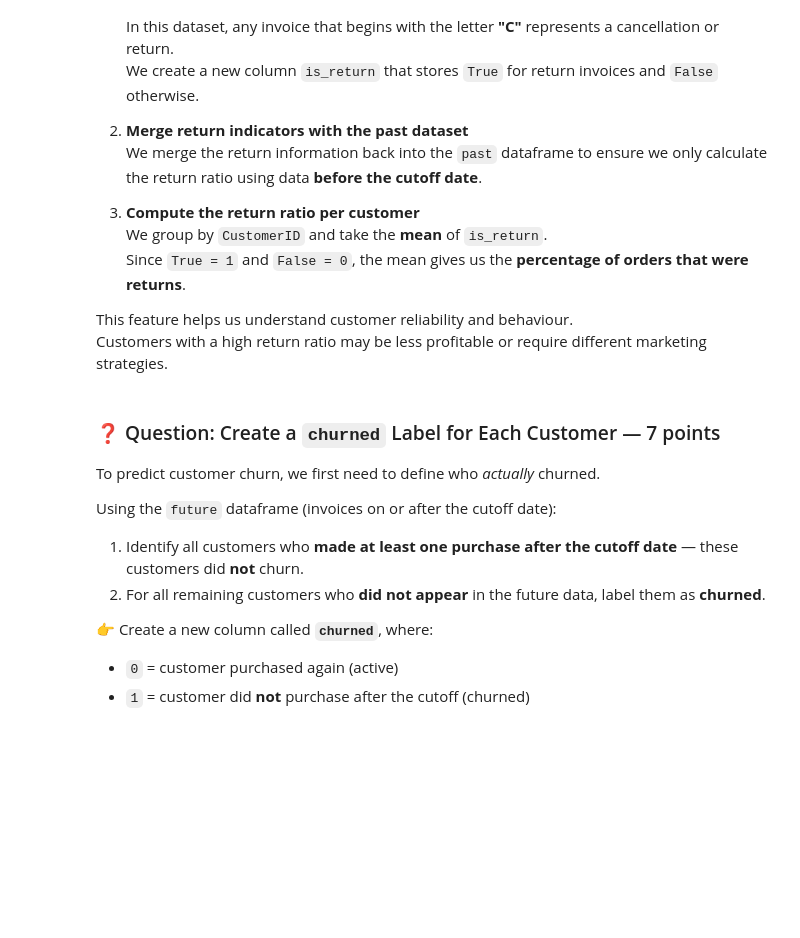
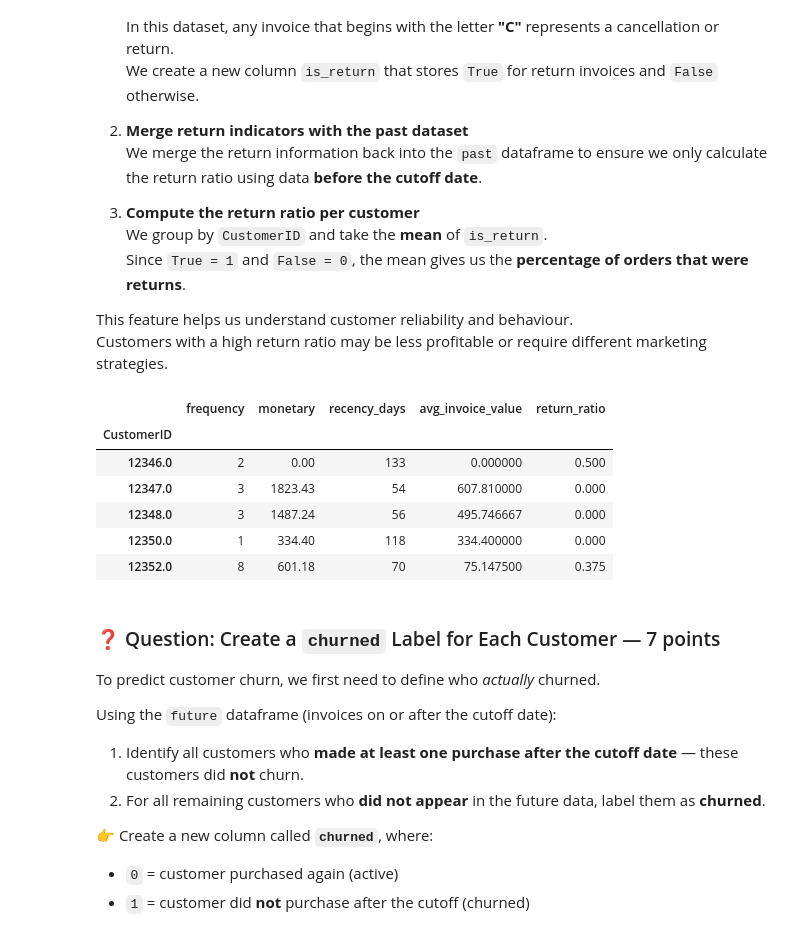
Before and after one commit to JanaAliCS/machine_leanring, a Jupyter notebook: Assignment_4.ipynb, the cells around one changed output. Drawn from its saved outputs; the diff is of its cells as text; code cells hidden in the pictures; blank space fills up the shorter version.

```diff
--- a/Assignment_4.ipynb
+++ b/Assignment_4.ipynb
@@ -281,3 +275,6 @@ Here’s the process:
 
 Customers with **large recency values** have not purchased for a long time → higher churn risk.
 Customers with **small recency values** purchased recently → more active.
+# %%
+customer_freq = past.groupby("CustomerID")["InvoiceNo"].nunique().rename("customer_freq")
+customer_monetary = past.groupby("CustomerID")["TotalPrice"].sum().rename("customer_monetary")
@@ -285,8 +318,8 @@ Customers with **small recency values** purchased recently → more active.
 last_date_past = past.groupby("CustomerID")["InvoiceDate"].max()
 recency_days = (cutoff - last_date_past).dt.days
 # %%
-# customers_past  = pd.DataFrame({
-#     "frequency": customer_freq,
-#     "monetary": customer_monetary,
-#     "recency_days": recency_days
-# })
+ customers_past  = pd.DataFrame({
+     "frequency": customer_freq,
+     "monetary": customer_monetary,
+     "recency_days": recency_days
+ })
@@ -301,0 +341,4 @@ Using the `monetary` (total spend) and `frequency` (number of invoices) features
+# %%
+customers_past["avg_invoice_value"] = customers_past["monetary"] / customers_past["frequency"]
+
+customers_past[["monetary", "frequency", "avg_invoice_value"]].head()
@@ -328,4 +379,4 @@ return_ratio_past = past.merge(
     how="left"
 ).groupby("CustomerID")["is_return"].mean()
 # %%
-# customers_past["return_ratio"] = return_ratio_past
+customers_past["return_ratio"] = return_ratio_past
@@ -334,3 +383,13 @@ return_ratio_past = past.merge(
+# %%
+customers_past.head()
+# %% [output]
+|  | frequency | monetary | recency_days | avg_invoice_value | return_ratio |
+| CustomerID |  |  |  |  |  |
+| 12346.0 | 2 | 0.00 | 133 | 0.000000 | 0.500 |
+| 12347.0 | 3 | 1823.43 | 54 | 607.810000 | 0.000 |
+| 12348.0 | 3 | 1487.24 | 56 | 495.746667 | 0.000 |
+| 12350.0 | 1 | 334.40 | 118 | 334.400000 | 0.000 |
+| 12352.0 | 8 | 601.18 | 70 | 75.147500 | 0.375 |
 # %% [markdown]
 ### ❓ Question: Create a `churned` Label for Each Customer — 7 points
 To predict customer churn, we first need to define who *actually* churned.
```
Also changed, not shown: parts of 15 cells of this notebook.
